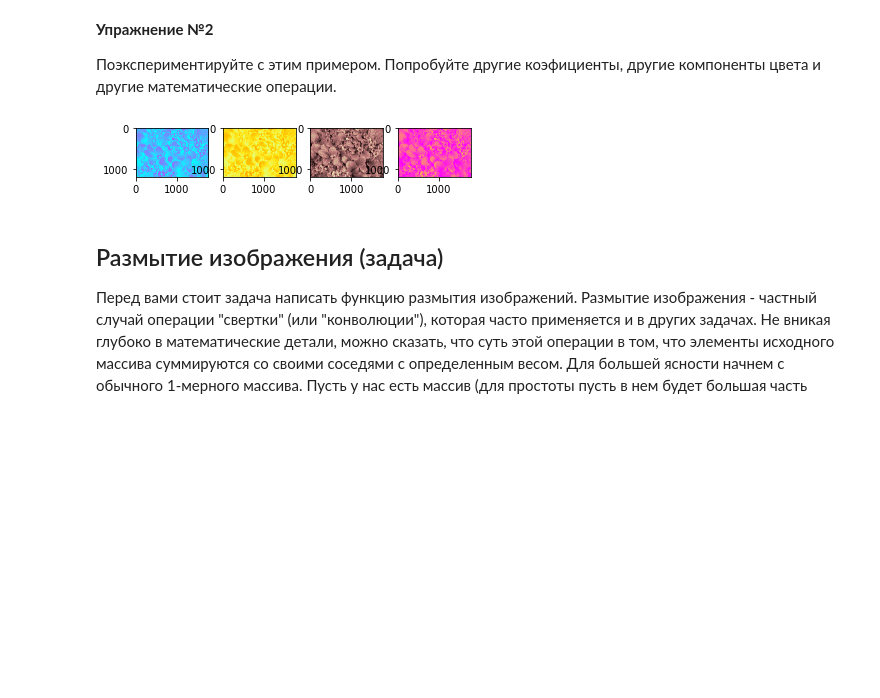
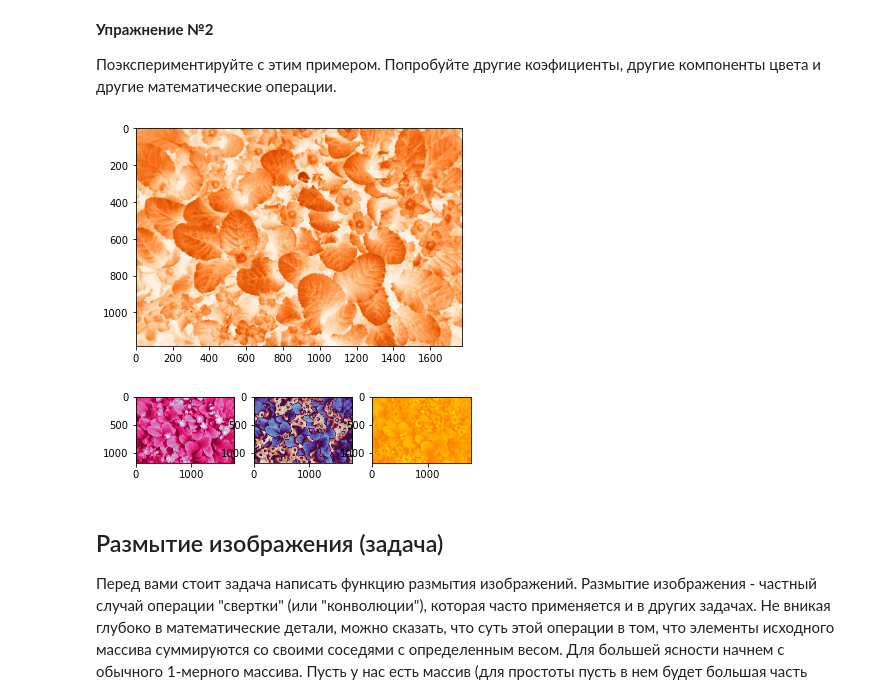
Before and after one commit to polyakova-polina/infa_2022_lfi, a Jupyter notebook: Polyakova_lab5.ipynb, the cells around one changed output. Cells and saved outputs as stored; diff of their text form; code cells hidden in the pictures; blank space fills up the shorter version.

```diff
--- a/Polyakova_lab5.ipynb
+++ b/Polyakova_lab5.ipynb
@@ -39,7 +40,7 @@ plt.show()
 Воспользовавшись библиотекой pillow можно загрузить в массив растровое изображение.
 # %%
 from PIL import Image
-img = Image.open('flowers.jpg')
+img = Image.open('flowers.JPG')
 img_arr = np.array(img)
 # %%
 img_arr.shape
@@ -126,17 +128,22 @@ array([2, 4])
 
 Поэкспериментируйте с этим примером. Попробуйте другие коэфициенты, другие компоненты цвета и другие математические операции.
 # %%
-ax3 = plt.subplot(141)
-ax3.imshow(img_arr[:, :, 2], cmap='cool')
-ax3 = plt.subplot(142)
-ax3.imshow(img_arr[:, :, 2], cmap='Wistia')
-ax3 = plt.subplot(143)
-ax3.imshow(img_arr[:, :, 2], cmap='pink')
-ax3 = plt.subplot(144)
-ax3.imshow(img_arr[:, :, 2], cmap='spring')
+plt.imshow(img_arr.mean(axis=2), cmap='Oranges')
 plt.show()
 # %% [output]
-[figure, old version]
+[figure, new version]
+# %%
+ax1 = plt.subplot(131)
+ax1.imshow(img_arr[:, :, 0], cmap='PuRd_r')
+ax2 = plt.subplot(132)
+ax2.imshow(img_arr[:, :, 1], cmap='twilight_r')
+ax3 = plt.subplot(133)
+ax3.imshow(img_arr[:, :, 2], cmap='Wistia_r')
+plt.show()
+ax3.imshow(np.transpose(img_arr, (1, 0, 2)))
+plt.show()
+# %% [output]
+[figure, added]
 # %% [markdown]
 ## Размытие изображения (задача)
 Перед вами стоит задача написать функцию размытия изображений. Размытие изображения - частный случай операции "свертки" (или "конволюции"), которая часто применяется и в других задачах. Не вникая глубоко в математические детали, можно сказать, что суть этой операции в том, что элементы исходного массива суммируются со своими соседями с определенным весом. Для большей ясности начнем с обычного 1-мерного массива. Пусть у нас есть массив (для простоты пусть в нем будет большая часть нулей и только один ненулевой элемент в середине), и мы хотим просто усреднить каждое значение с его ближайшими соседями. Тогда массив весов будет состоять из трех единиц (чтобы исходная сумма осталась неизменной, поделим их на 3). Воспользуемся функцией `convolve1d` из библиотеки `scipy`.
```
Also changed, not shown: parts of 16 cells of this notebook.
